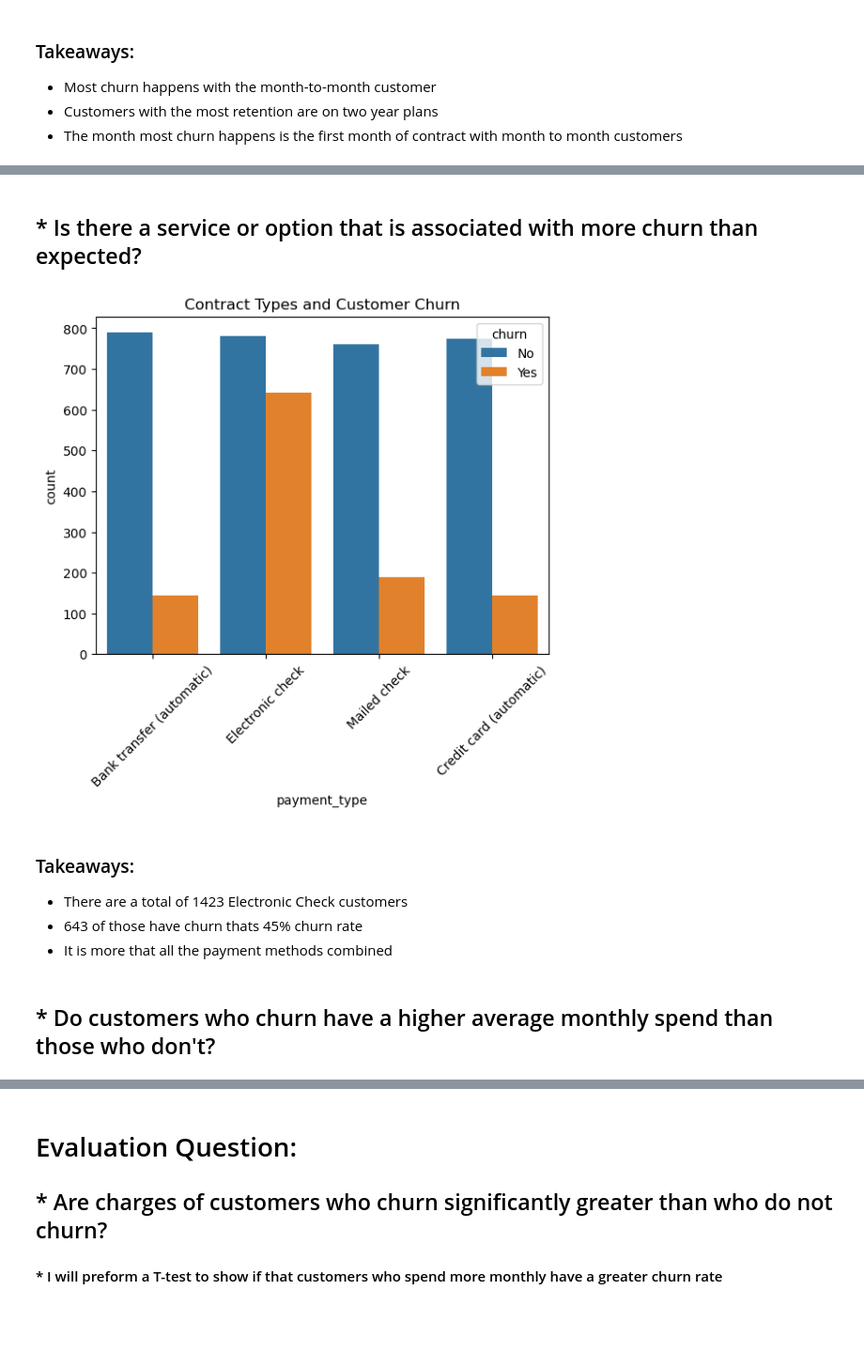
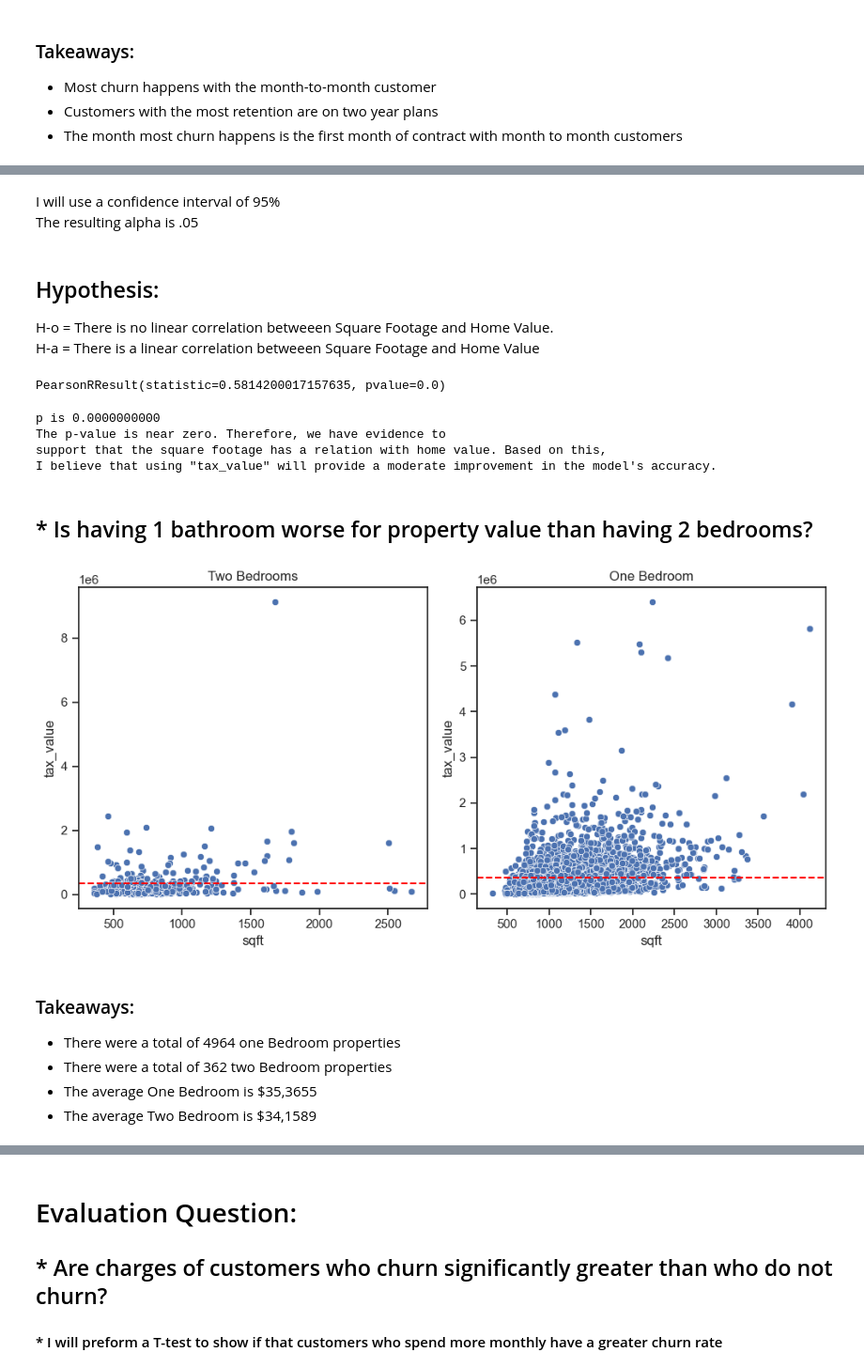
Before and after one commit to mannievilla/predicting-property-values, a Jupyter notebook: Final_Report.ipynb, the cells around one changed output, grey strips where cells are left out. Shown at 94% size. Cells and saved outputs as stored; diff of their text form; code cells hidden in the pictures; blank space fills up the shorter version.

```diff
--- a/Final_Report.ipynb
+++ b/Final_Report.ipynb
@@ -111,13 +131,36 @@ Top churned from Two Year Contraacts
+# %% [markdown]
+I will use a confidence interval of 95%\
+The resulting alpha is .05
+# %% [markdown]
+## Hypothesis:
+H-o = There is no linear correlation betweeen Square Footage and Home Value.\
+H-a = There is a linear correlation betweeen Square Footage and Home Value
+# %%
+test_results = stats.pearsonr(train.sqft, train.tax_value)
+test_results
+# %% [output]
+PearsonRResult(statistic=0.5814200017157635, pvalue=0.0)
+# %%
+r, p = test_results
+
+print(f'p is {p:.10f}')
+print(f'''The p-value is near zero. Therefore, we have evidence to
+support that the square footage has a relation with home value. Based on this,
+I believe that using "tax_value" will provide a moderate improvement in the model's accuracy.''')
+# %% [output]
+p is 0.0000000000
+The p-value is near zero. Therefore, we have evidence to
+support that the square footage has a relation with home value. Based on this,
+I believe that using "tax_value" will provide a moderate improvement in the model's accuracy.
 # %% [markdown]
-## * Is there a service or option that is associated with more churn than expected?
+## * Is having 1 bathroom worse for property value than having 2 bedrooms?
 # %%
-payment_v_churn()
+one_two_bedrooms()
 # %% [output]
-[figure, old version]
+[figure, new version]
 # %% [markdown]
 ### Takeaways:
-* There are a total of 1423 Electronic Check customers
-* 643 of those have churn thats 45% churn rate
-* It is more that all the payment methods combined
+* There were a total of 4964 one Bedroom properties
+* There were a total of 362 two Bedroom properties
+* The average One Bedroom is \$35,3655
+* The average Two Bedroom is \$34,1589
-# %% [markdown]
-## * Do customers who churn have a higher average monthly spend than those who don't?
```
Also changed, not shown: parts of 37 cells of this notebook, 2 other files.
